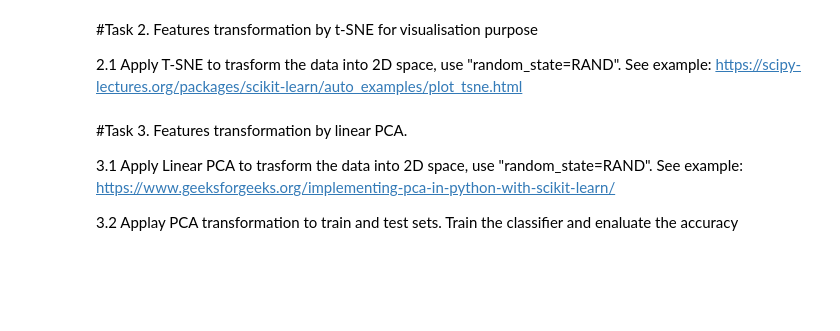
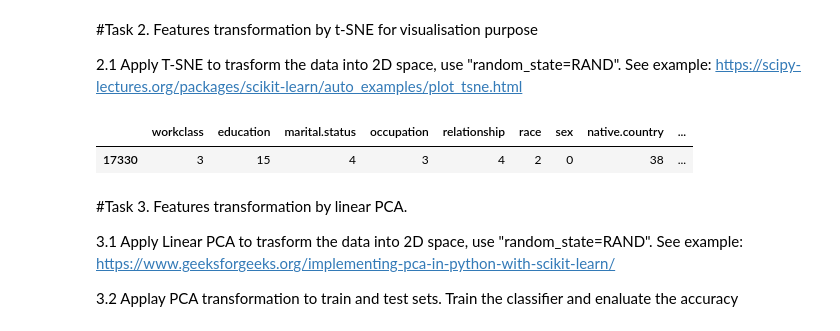
Before and after one commit to encoras/Artificial-Intelligence-Group, a Jupyter notebook: Feature_transform_Task_classifier_adult.ipynb, the cells around one changed output. Drawn from its saved outputs; the diff is of its cells as text; code cells hidden in the pictures; blank space fills up the shorter version.

```diff
--- a/Feature_transform_Task_classifier_adult.ipynb
+++ b/Feature_transform_Task_classifier_adult.ipynb
@@ -79,6 +74,8 @@ For example, when doing 'df[col].method(value, inplace=True)', try using 'df.met
 # %% [markdown]
 Data preparation for a model implementation
 # %%
+encoder=[]
+Encoder_labels=[]
 from sklearn.preprocessing import LabelEncoder
 categorical = ['workclass','education', 'marital.status', 'occupation', 'relationship',
                'race', 'sex','native.country','income']
@@ -86,6 +83,9 @@ label_encoder = LabelEncoder()
 for col in categorical:
     label_encoder.fit(df[col])
     df[col] = label_encoder.transform(df[col])
+    encoder.append(label_encoder)
+    Encoder_labels.append(label_encoder.classes_)
+    print(f"{col}: {len(label_encoder.classes_)} classes")
 
 from sklearn.model_selection import train_test_split
 X = df[['workclass','education', 'marital.status', 'occupation', 'relationship',
@@ -153,3 +163,8 @@ X_test_tsne=sklearn_tsne.fit_transform(X_test[:5000,:])
 import seaborn as sns
 sns.scatterplot(x=X_test_tsne[:5000,0], y=X_test_tsne[:5000,1], hue=y_test[:5000],
                 palette=sns.color_palette("hls", 2)).set(title="Adult data t-SNE projection")
+# %%
+X_te.head(1)
+# %% [output]
+|  | workclass | education | marital.status | occupation | relationship | race | sex | native.country | ... |
+| 17330 | 3 | 15 | 4 | 3 | 4 | 2 | 0 | 38 | ... |
```
Also changed, not shown: parts of 13 cells of this notebook.
